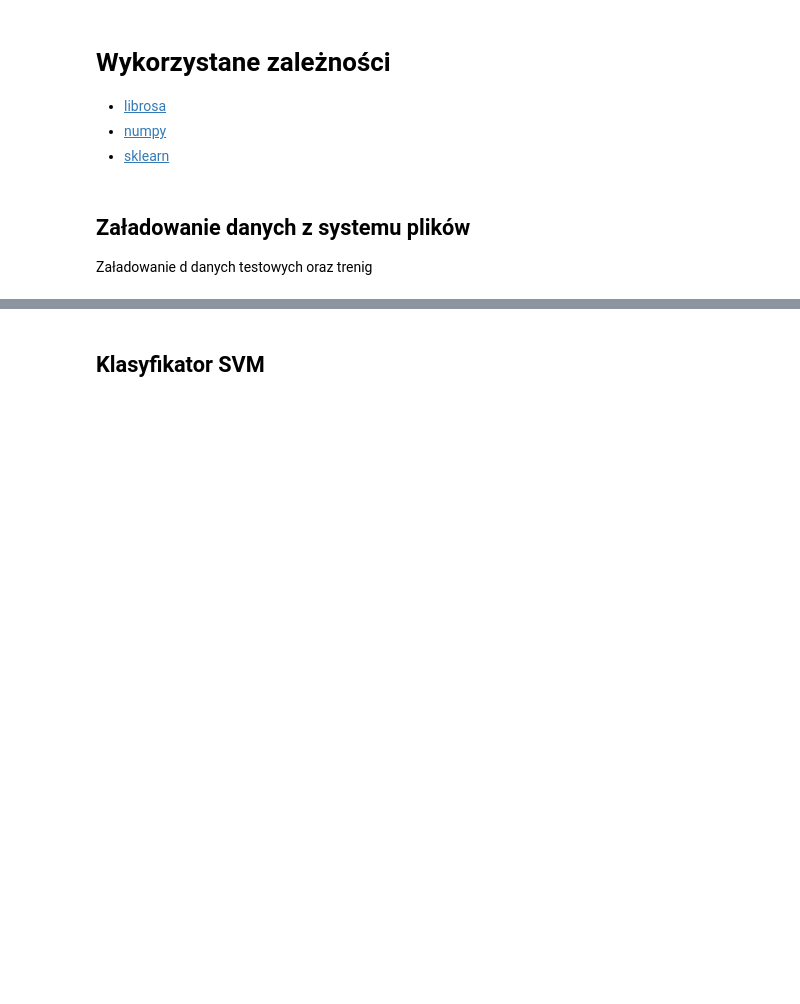
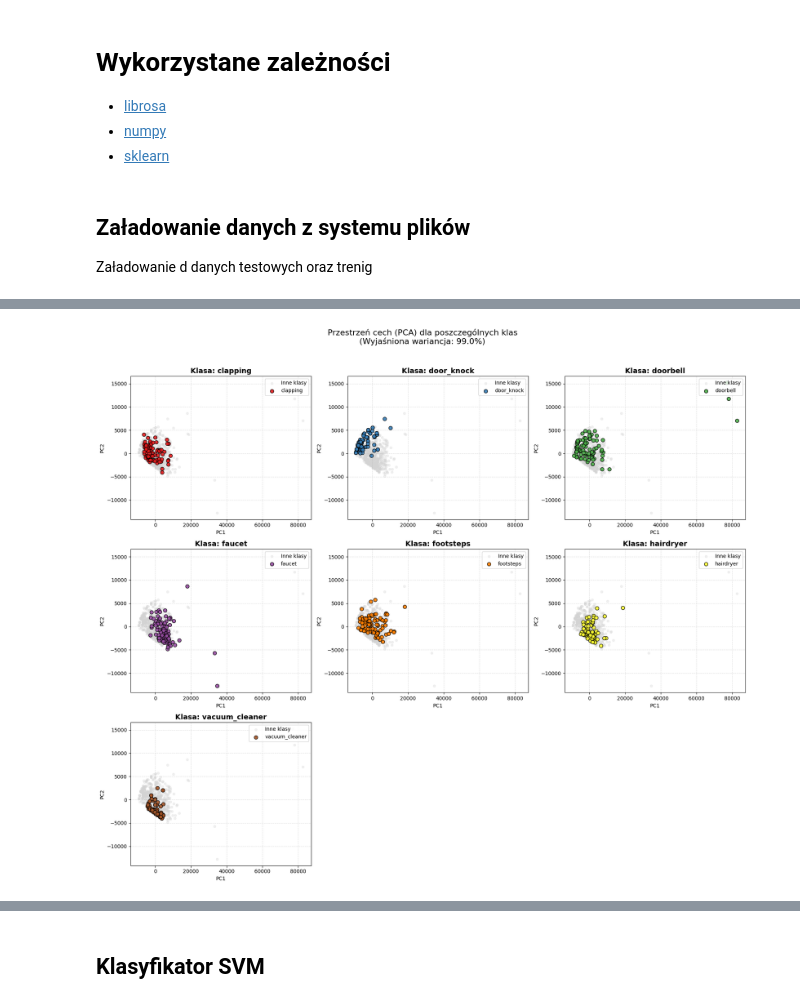
Before and after one commit to muzykos/Projekt_badawczy_System_rozpoznawania_zdarzen_dzwiekowych_w_przestrzeni_domowej, a Jupyter notebook: src/notebook/model-training.ipynb, the cells around one changed output, grey strips where cells are left out. Cells and saved outputs as stored; diff of their text form; code cells hidden in the pictures; blank space fills up the shorter version.

```diff
--- a/src/notebook/model-training.ipynb
+++ b/src/notebook/model-training.ipynb
@@ -108,3 +245,63 @@ labels_ys = numpy.array(labels)
+# %%
+import math
+import numpy as np
+import matplotlib.pyplot as plt
+import seaborn as sns
+from sklearn.decomposition import PCA
+
+# --- PRZYGOTOWANIE DANYCH ---
+X_vis = np.array(features_xs)
+y_vis = np.array(labels_ys)
+unique_classes = np.unique(y_vis)
+
+# --- PCA (Redukcja do 2D) ---
+pca = PCA(n_components=2)
+X_pca = pca.fit_transform(X_vis)
+
+# --- KONFIGURACJA SIATKI WYKRESÓW ---
+n_classes = len(unique_classes)
+n_cols = 3
+n_rows = math.ceil(n_classes / n_cols)
+
+plt.figure(figsize=(6 * n_cols, 5 * n_rows))
+plt.suptitle(f'Przestrzeń cech (PCA) dla poszczególnych klas\n(Wyjaśniona wariancja: {sum(pca.explained_variance_ratio_):.1%})', fontsize=16, y=1.02)
+
+for i, cls in enumerate(unique_classes):
+    ax = plt.subplot(n_rows, n_cols, i + 1)
+
+    # 1. Rysujemy tło (wszystkie inne klasy na szaro)
+    other_mask = (y_vis != cls)
+    ax.scatter(
+        X_pca[other_mask, 0],
+        X_pca[other_mask, 1],
+        c='lightgray',
+        alpha=0.3,
+        s=20,
+        label='Inne klasy'
+    )
+
+    # 2. Rysujemy aktualną klasę (na kolorowo i wyraźniej)
+    cls_mask = (y_vis == cls)
+    ax.scatter(
+        X_pca[cls_mask, 0],
+        X_pca[cls_mask, 1],
+        c=sns.color_palette("Set1", n_colors=n_classes)[i],
+        alpha=0.9,
+        s=50,
+        edgecolor='k',
+        label=cls
+    )
+
+    ax.set_title(f'Klasa: {cls}', fontsize=14, fontweight='bold')
+    ax.set_xlabel('PC1')
+    ax.set_ylabel('PC2')
+    ax.legend(loc='upper right')
+    ax.grid(True, linestyle='--', alpha=0.4)
+
+plt.tight_layout()
+plt.show()
+# %% [output]
+[figure, added]
 # %%
 # --- PRZYGOTOWANIE DANYCH I TRENING (PIPELINE) ---
 
```
Also changed, not shown: parts of 9 cells of this notebook.
